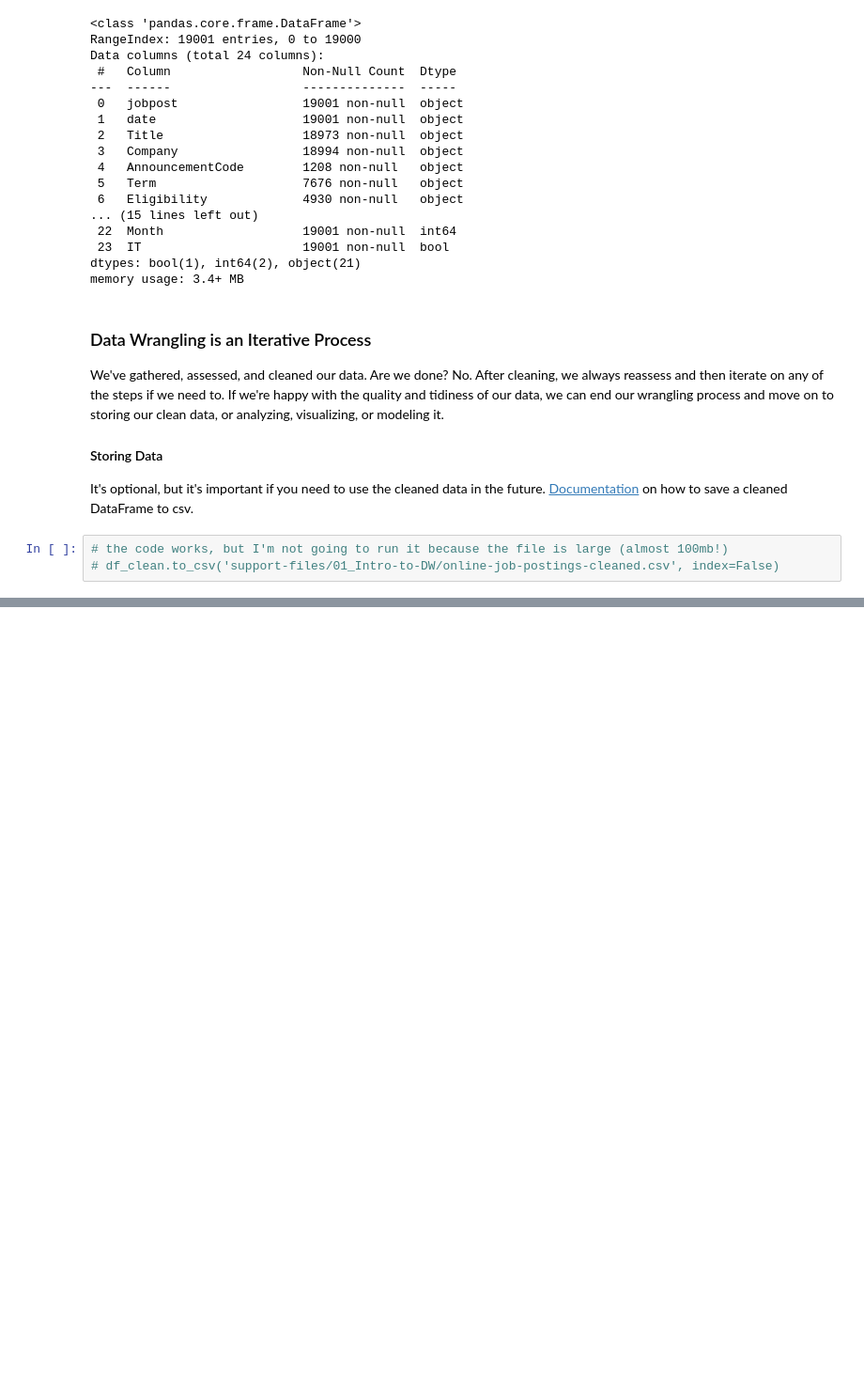
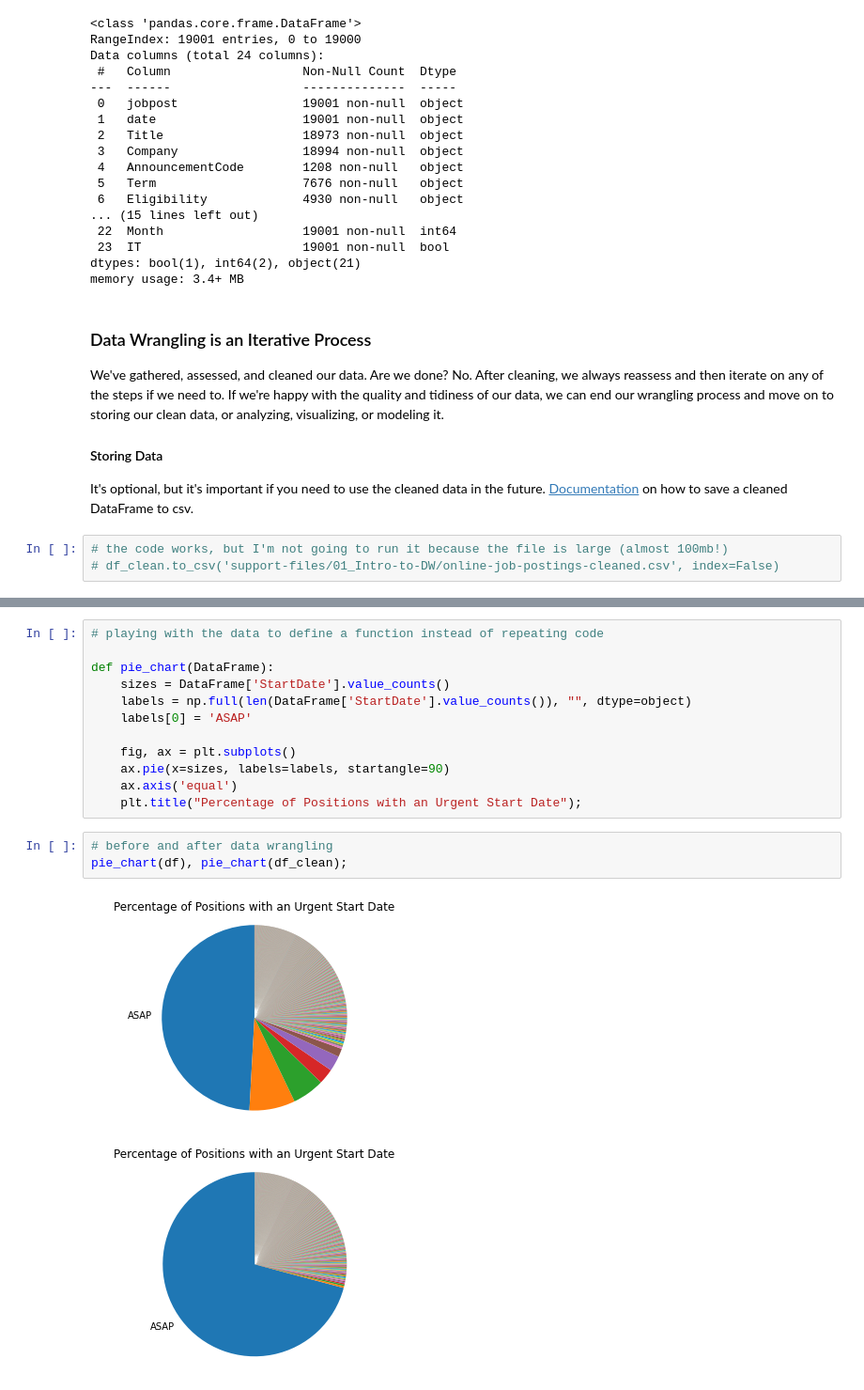
Before and after one commit to tharcyla/data-wrangling, a Jupyter notebook: 01_Intro-to-Data-Wrangling.ipynb, the cells around one changed output, grey strips where cells are left out. Shown at 94% size. Cells and saved outputs as stored; diff of their text form; blank space fills up the shorter version.

```diff
--- a/01_Intro-to-Data-Wrangling.ipynb
+++ b/01_Intro-to-Data-Wrangling.ipynb
@@ -329,0 +381,18 @@ It's optional, but it's important if you need to use the cleaned data in the fut
+# %%
+# playing with the data to define a function instead of repeating code
+
+def pie_chart(DataFrame):
+    sizes = DataFrame['StartDate'].value_counts()
+    labels = np.full(len(DataFrame['StartDate'].value_counts()), "", dtype=object)
+    labels[0] = 'ASAP'
+
+    fig, ax = plt.subplots()
+    ax.pie(x=sizes, labels=labels, startangle=90)
+    ax.axis('equal')
+    plt.title("Percentage of Positions with an Urgent Start Date");
+# %%
+# before and after data wrangling
+pie_chart(df), pie_chart(df_clean);
+# %% [output]
+[figure, added]
+[figure, added]
```
Also changed, not shown: parts of 11 cells of this notebook.
